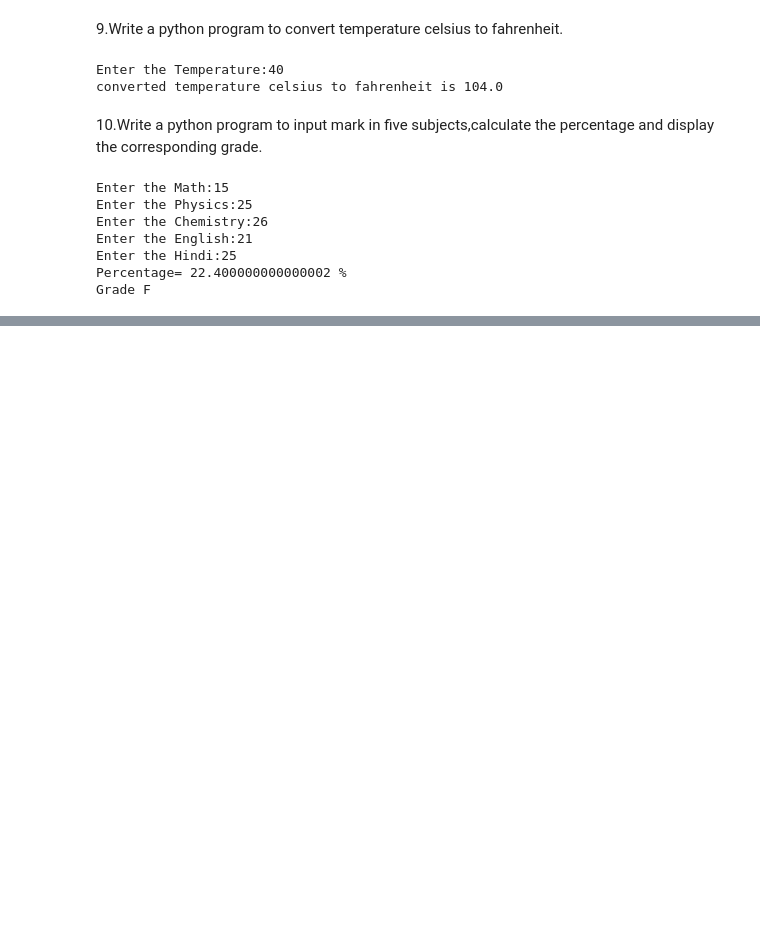
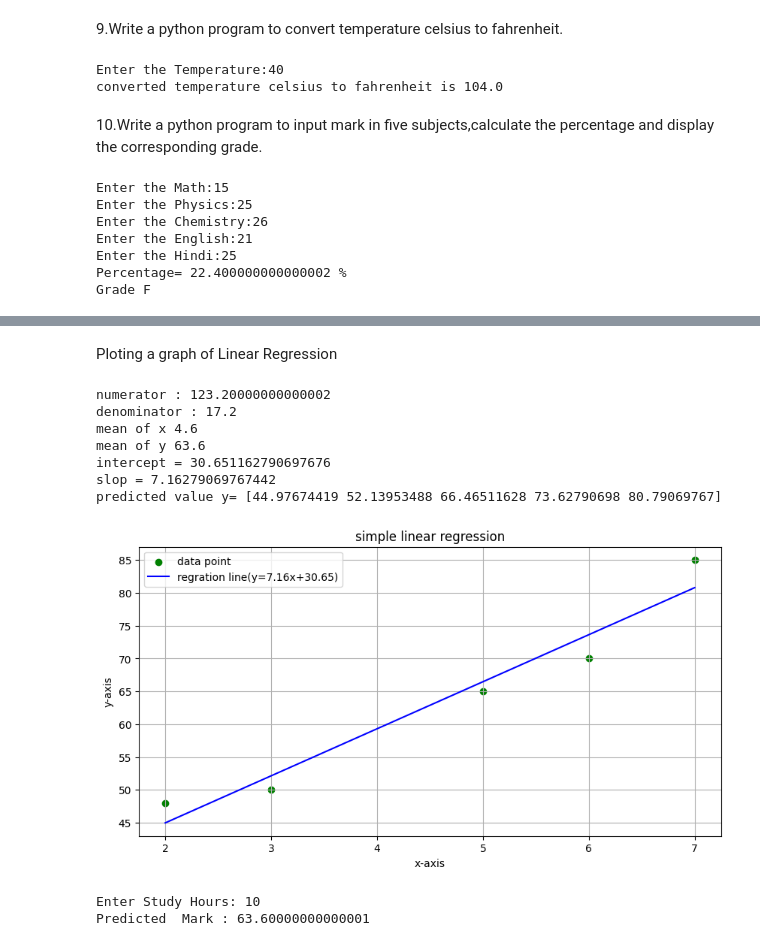
Before and after one commit to beherapriyanka186-netizen/python_nist, a Jupyter notebook: practice_question.ipynb, the cells around one changed output, grey strips where cells are left out. Cells and saved outputs as stored; diff of their text form; code cells hidden in the pictures; blank space fills up the shorter version.

```diff
--- a/practice_question.ipynb
+++ b/practice_question.ipynb
@@ -125,0 +164,49 @@ Grade F
+# %% [markdown]
+Ploting a graph of Linear Regression
+# %%
+import numpy as np
+import matplotlib.pyplot as plt
+x=np.array([2,3,5,6,7])
+y=np.array([48,50,65,70,85])
+mean_x=np.mean(x)
+mean_y=np.mean(y)
+numerator=np.sum((x-mean_x)*(y-mean_y))
+denominator =np.sum((x-mean_x)**2)
+slop = numerator/denominator
+intercept=mean_y-slop*mean_x
+y_predicted= intercept+slop*x
+
+print("numerator :",numerator)
+print("denominator :",denominator)
+print("mean of x",mean_x)
+print("mean of y",mean_y)
+print("intercept =",intercept)
+
+print("slop =",slop)
+print("predicted value y=",y_predicted)
+plt.figure(figsize=(10,5))
+plt.scatter(x,y,color="green",label="data point")
+plt.plot(x,y_predicted,color="blue",label=f"regration line(y={slop:.2f}x+{intercept:.2f})")
+plt.xlabel("x-axis")
+plt.ylabel("y-axis")
+plt.title("simple linear regression")
+plt.legend()
+plt.grid(True)
+plt.show()
+# %% [output]
+numerator : 123.20000000000002
+denominator : 17.2
+mean of x 4.6
+mean of y 63.6
+intercept = 30.651162790697676
+slop = 7.16279069767442
+predicted value y= [44.97674419 52.13953488 66.46511628 73.62790698 80.79069767]
+[figure, added]
+# %%
+hrs=int(input("Enter Study Hours: "))
+y_predicted= intercept+slop*hrs
+
+print("Predicted  Mark :",y_predicted)
+# %% [output]
+Enter Study Hours: 10
+Predicted  Mark : 63.60000000000001
```
Also changed, not shown: parts of 7 cells of this notebook.
